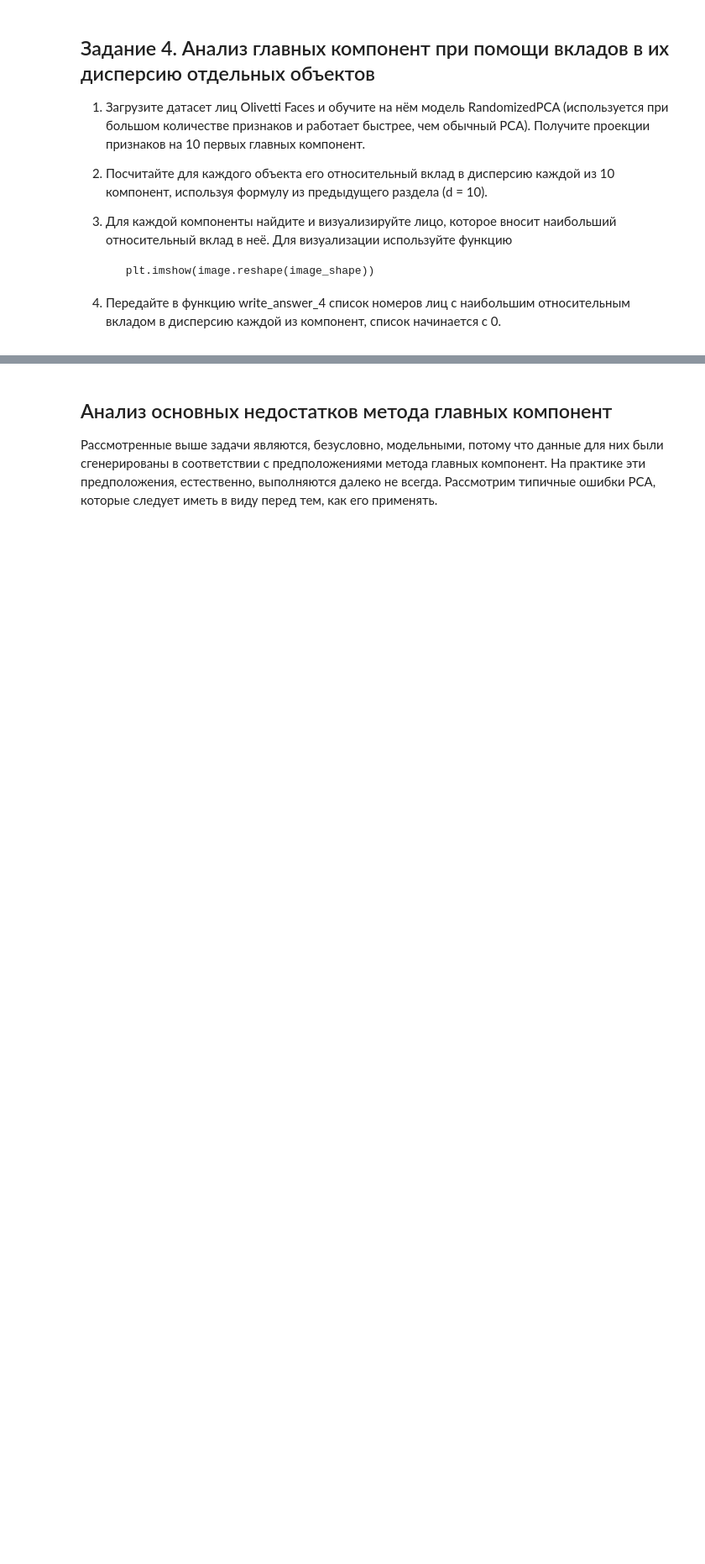
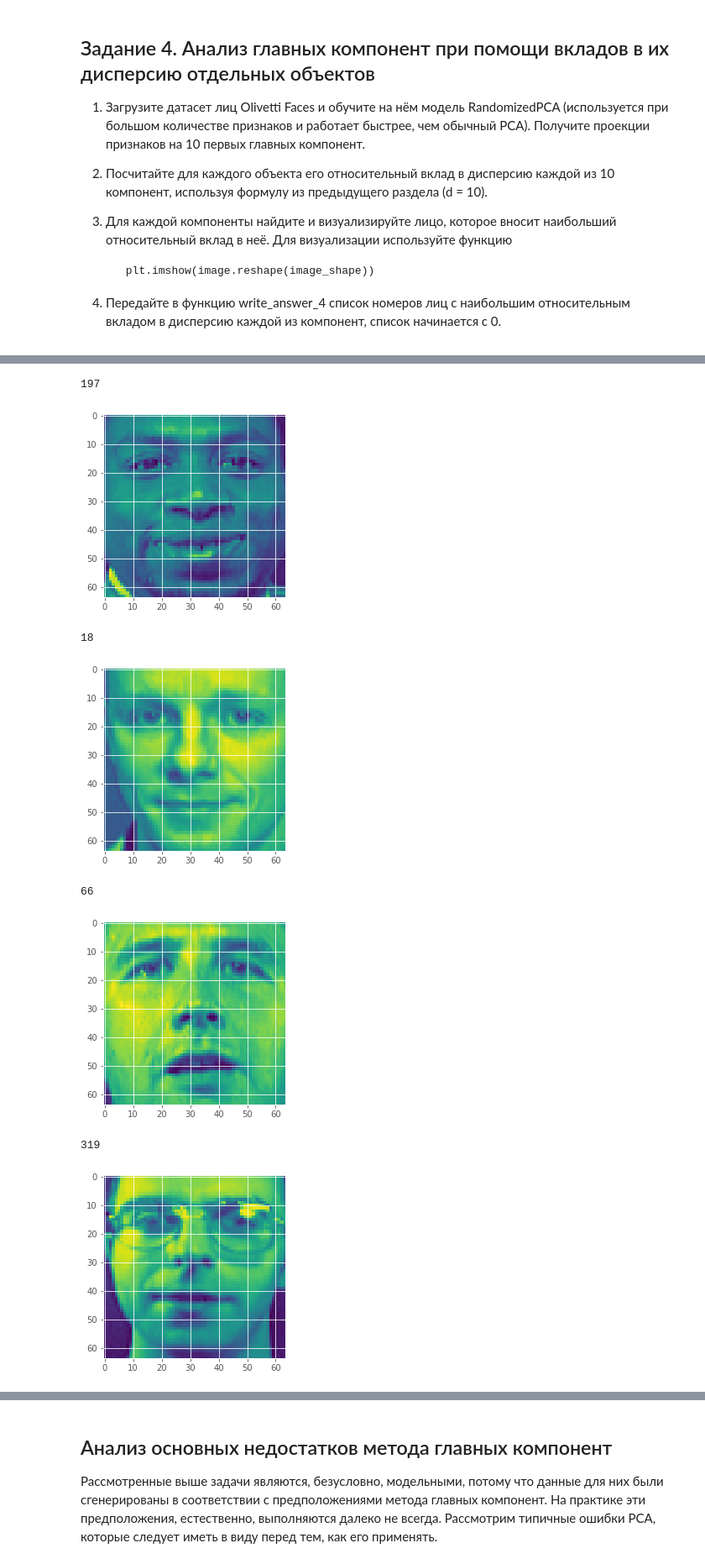
Before and after one commit to Oleksandra28/ML-MIPT, a Jupyter notebook: C3-UnsupervisedMachineLearning/PCA.ipynb, the cells around one changed output, grey strips where cells are left out. Shown at 84% size. Saved outputs shown, nothing was run; the diff lists cells and outputs as text; code cells hidden in the pictures; blank space fills up the shorter version.

```diff
--- a/C3-UnsupervisedMachineLearning/PCA.ipynb
+++ b/C3-UnsupervisedMachineLearning/PCA.ipynb
@@ -481,0 +563,3 @@ downloading Olivetti faces from https://ndownloader.figshare.com/files/5976027 t
+# %%
+pca = PCA(n_components=10, svd_solver='randomized')
+data_transformed = pca.fit_transform(data)
@@ -481,0 +570,3 @@ downloading Olivetti faces from https://ndownloader.figshare.com/files/5976027 t
+# %%
+data_transformed_2 = np.power(data_transformed, 2)
+data_transformed_2 /= np.sum(data_transformed_2, axis=1)[:, None]
@@ -481,0 +577,3 @@ downloading Olivetti faces from https://ndownloader.figshare.com/files/5976027 t
+# %%
+max_images_for_components = np.argmax(data_transformed_2, axis=0)
+max_images_for_components
@@ -481,0 +582,15 @@ downloading Olivetti faces from https://ndownloader.figshare.com/files/5976027 t
+# %%
+for i in max_images_for_components:
+    print(i)
+    image = data[i]
+    plt.imshow(image.reshape(image_shape))
+    plt.show()
+# %% [output]
+197
+[figure, added]
+18
+[figure, added]
+66
+[figure, added]
+319
+[figure, added]
```
Also changed, not shown: parts of 26 cells of this notebook.
